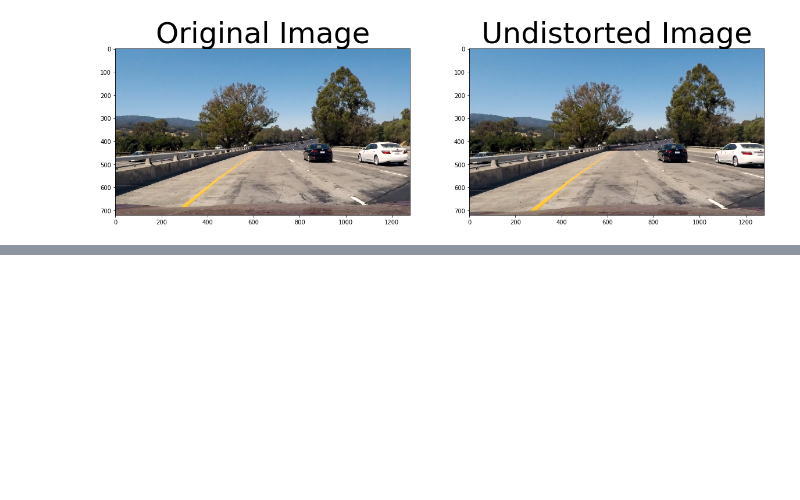
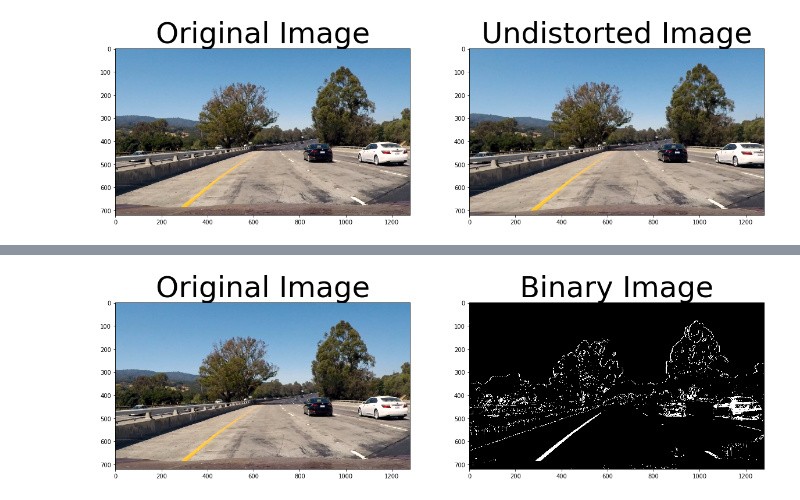
Before and after one commit to edmondawad/CarND_P2, a Jupyter notebook: P2.ipynb, the cells around one changed output, grey strips where cells are left out. Cells and saved outputs as stored; diff of their text form; code cells hidden in the pictures; blank space fills up the shorter version.

```diff
--- a/P2.ipynb
+++ b/P2.ipynb
@@ -94,0 +139,43 @@ plt.savefig('output_images/undistort_test1.png',dpi=100);
+# %%
+def createBinary(img, s_thresh=(170, 255), sx_thresh=(20, 100)):
+    img = np.copy(img)
+    # Convert to HLS color space and separate the V channel
+    hls = cv2.cvtColor(img, cv2.COLOR_RGB2HLS)
+    h_channel = hls[:,:,0]
+    l_channel = hls[:,:,1]
+    s_channel = hls[:,:,2]
+
+    # Sobel x
+    sobelx = cv2.Sobel(h_channel, cv2.CV_64F, 1, 0) # Take the derivative in x
+    abs_sobelx = np.absolute(sobelx) # Absolute x derivative to accentuate lines away from horizontal
+    scaled_sobel = np.uint8(255*abs_sobelx/np.max(abs_sobelx))
+
+    # Threshold x gradient
+    sxbinary = np.zeros_like(scaled_sobel)
+    sxbinary[(scaled_sobel >= sx_thresh[0]) & (scaled_sobel <= sx_thresh[1])] = 1
+
+    # Threshold color channel
+    s_binary = np.zeros_like(sxbinary)
+    s_binary[(s_channel >= s_thresh[0]) & (s_channel <= s_thresh[1])] = 1
+
+    # Now combine both
+    combined_binary = np.zeros_like(sxbinary)
+    combined_binary[(s_binary == 1) | (sxbinary == 1)] = 1
+
+    return combined_binary
+
+# Now let's test it on a real image
+img = mpimg.imread('./test_images/test1.jpg')
+dst = createBinary(img)
+
+fig=plt.figure(figsize=(20,10))
+fig.tight_layout()
+plt.subplot(1, 2, 1)
+plt.title('Original Image', fontsize=50)
+plt.imshow(img)
+plt.subplot(1, 2, 2)
+plt.title('Binary Image', fontsize=50)
+plt.imshow(dst, cmap='gray')
+plt.savefig('output_images/binary_test1.png',dpi=100);
+# %% [output]
+[figure, added]
```
Also changed, not shown: parts of 3 cells of this notebook, 4 other files.
